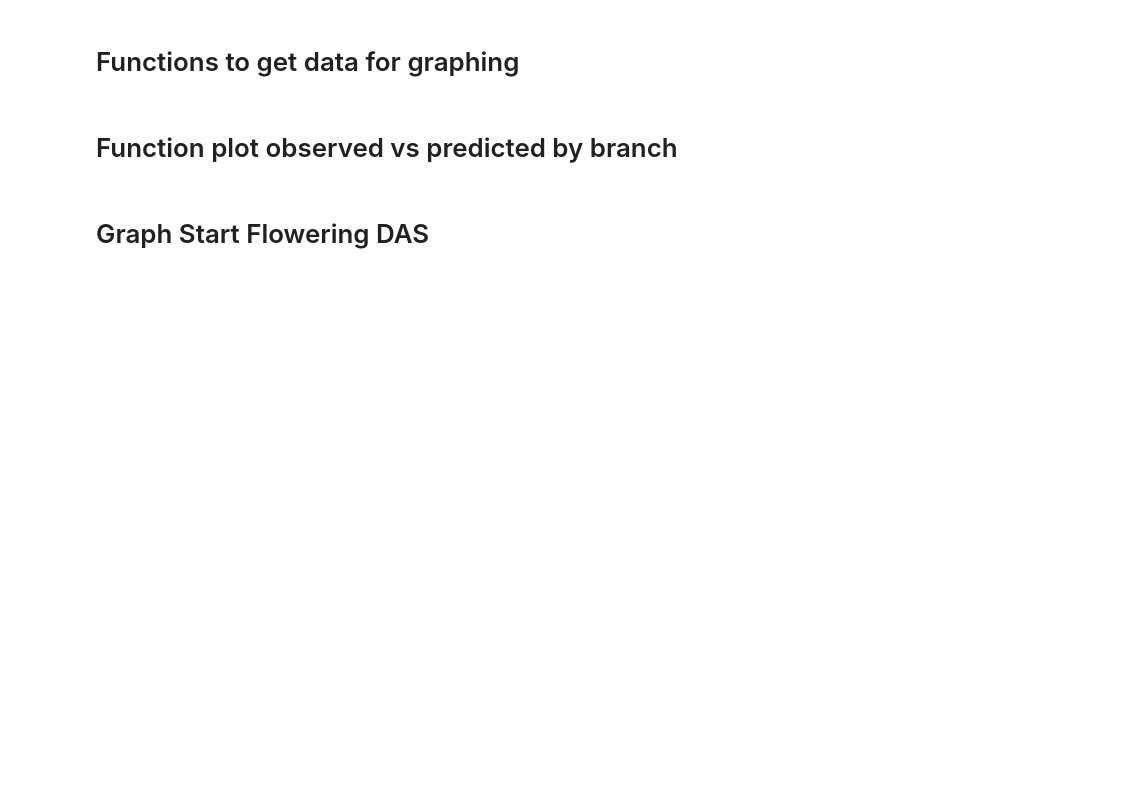
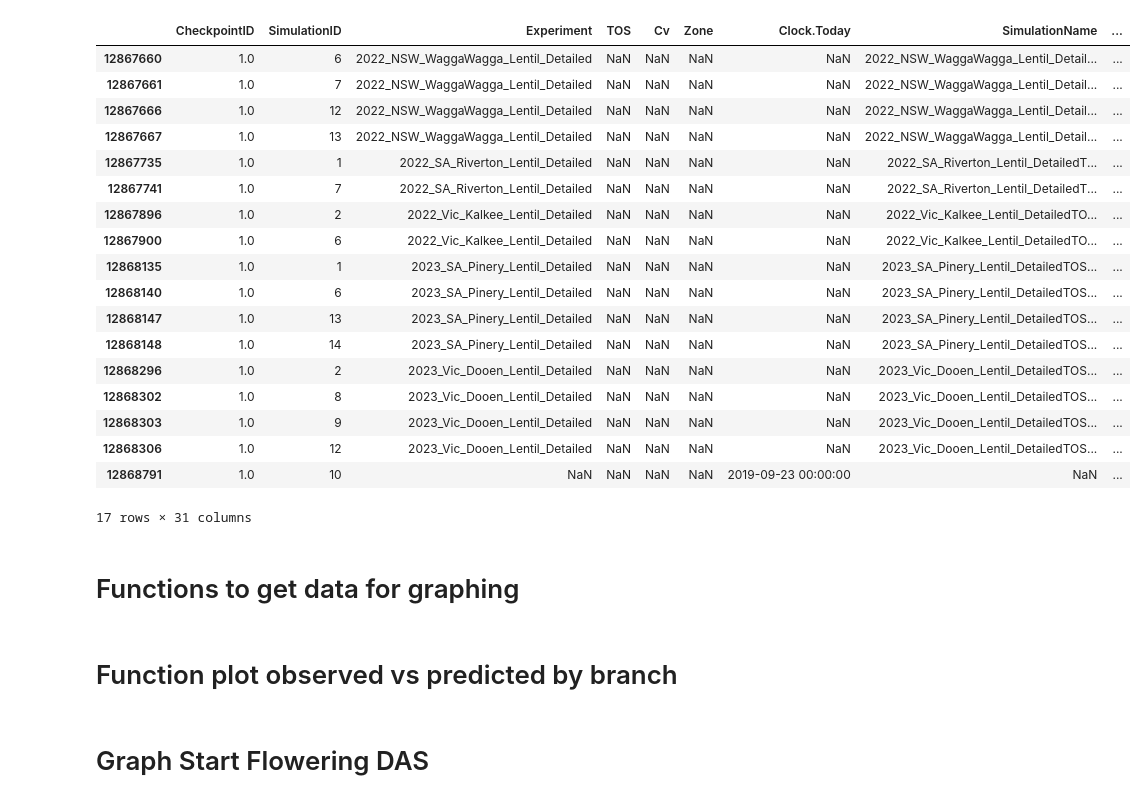
Before and after one commit to HamishBrownPFR/ApsimX, a Jupyter notebook: Prototypes/Lentil/ApsimOutputAgregate.ipynb, the cells around one changed output. Cells and saved outputs as stored; diff of their text form; code cells hidden in the pictures; blank space fills up the shorter version.

```diff
--- a/Prototypes/Lentil/ApsimOutputAgregate.ipynb
+++ b/Prototypes/Lentil/ApsimOutputAgregate.ipynb
@@ -458,0 +412,39 @@ print(tidy["branch"].unique())
+# %%
+def enforce_indices_to_observed(df, indices_to_fill):
+    """
+    Make table of index values from predicted data and copy them to the observed data so they have complete indices.
+    """
+
+    keys = ["branch", "file", "SimulationID"]
+
+    pred = df[df["type"] == "pred"].copy()
+    pred.set_index(keys,inplace=True)
+    red = pred.sort_index().copy()
+    obs  = df[df["type"] == "obs"].copy()
+    obs.set_index(keys, inplace=True)
+    obs = obs.sort_index().copy()
+
+    # -------------------------------
+    # BUILD METADATA
+    # -------------------------------
+    meta = pred.loc[:,indices_to_fill].drop_duplicates()
+    meta = meta.sort_index().copy()
+
+    # -------------------------------
+    # MERGE INTO OBS
+    # -------------------------------
+    for i in meta.index:
+        try:
+            obs.loc[i,indices_to_fill] = meta.loc[i,indices_to_fill].values
+        except:
+            #print(i)#
+            do="nothing"
+
+    # -------------------------------
+    # RECOMBINE
+    # -------------------------------
+    obs = obs.reset_index()
+    pred = pred.reset_index()
+    result = pd.concat([pred, obs], ignore_index=True)
+
+    return result
@@ -459,3 +543,26 @@ print(tidy["branch"].unique())
+# %%
+filtertd = ((tidy.type == 'obs') & (tidy.variable == "Lentil.Phenology.StartPoddingDAS") & (tidy.loc[:,'Lentil.SowingData.Cultivar'] == 'Bolt'))
+tidy[filtertd]
+# %% [output]
+|  | CheckpointID | SimulationID | Experiment | TOS | Cv | Zone | Clock.Today | SimulationName | ... |
+| 12867660 | 1.0 | 6 | 2022_NSW_WaggaWagga_Lentil_Detailed | NaN | NaN | NaN | NaN | 2022_NSW_WaggaWagga_Lentil_Detail... | ... |
+| 12867661 | 1.0 | 7 | 2022_NSW_WaggaWagga_Lentil_Detailed | NaN | NaN | NaN | NaN | 2022_NSW_WaggaWagga_Lentil_Detail... | ... |
+| 12867666 | 1.0 | 12 | 2022_NSW_WaggaWagga_Lentil_Detailed | NaN | NaN | NaN | NaN | 2022_NSW_WaggaWagga_Lentil_Detail... | ... |
+| 12867667 | 1.0 | 13 | 2022_NSW_WaggaWagga_Lentil_Detailed | NaN | NaN | NaN | NaN | 2022_NSW_WaggaWagga_Lentil_Detail... | ... |
+| 12867735 | 1.0 | 1 | 2022_SA_Riverton_Lentil_Detailed | NaN | NaN | NaN | NaN | 2022_SA_Riverton_Lentil_DetailedT... | ... |
+| 12867741 | 1.0 | 7 | 2022_SA_Riverton_Lentil_Detailed | NaN | NaN | NaN | NaN | 2022_SA_Riverton_Lentil_DetailedT... | ... |
+| 12867896 | 1.0 | 2 | 2022_Vic_Kalkee_Lentil_Detailed | NaN | NaN | NaN | NaN | 2022_Vic_Kalkee_Lentil_DetailedTO... | ... |
+| 12867900 | 1.0 | 6 | 2022_Vic_Kalkee_Lentil_Detailed | NaN | NaN | NaN | NaN | 2022_Vic_Kalkee_Lentil_DetailedTO... | ... |
+| 12868135 | 1.0 | 1 | 2023_SA_Pinery_Lentil_Detailed | NaN | NaN | NaN | NaN | 2023_SA_Pinery_Lentil_DetailedTOS... | ... |
+| 12868140 | 1.0 | 6 | 2023_SA_Pinery_Lentil_Detailed | NaN | NaN | NaN | NaN | 2023_SA_Pinery_Lentil_DetailedTOS... | ... |
+| 12868147 | 1.0 | 13 | 2023_SA_Pinery_Lentil_Detailed | NaN | NaN | NaN | NaN | 2023_SA_Pinery_Lentil_DetailedTOS... | ... |
+| 12868148 | 1.0 | 14 | 2023_SA_Pinery_Lentil_Detailed | NaN | NaN | NaN | NaN | 2023_SA_Pinery_Lentil_DetailedTOS... | ... |
+| 12868296 | 1.0 | 2 | 2023_Vic_Dooen_Lentil_Detailed | NaN | NaN | NaN | NaN | 2023_Vic_Dooen_Lentil_DetailedTOS... | ... |
+| 12868302 | 1.0 | 8 | 2023_Vic_Dooen_Lentil_Detailed | NaN | NaN | NaN | NaN | 2023_Vic_Dooen_Lentil_DetailedTOS... | ... |
+| 12868303 | 1.0 | 9 | 2023_Vic_Dooen_Lentil_Detailed | NaN | NaN | NaN | NaN | 2023_Vic_Dooen_Lentil_DetailedTOS... | ... |
+| 12868306 | 1.0 | 12 | 2023_Vic_Dooen_Lentil_Detailed | NaN | NaN | NaN | NaN | 2023_Vic_Dooen_Lentil_DetailedTOS... | ... |
+| 12868791 | 1.0 | 10 | NaN | NaN | NaN | NaN | 2019-09-23 00:00:00 | NaN | ... |
+17 rows × 31 columns
 # %% [markdown]
 # Functions to get data for graphing
 # %%
```
Also changed, not shown: parts of 21 cells of this notebook, 1 other file.
